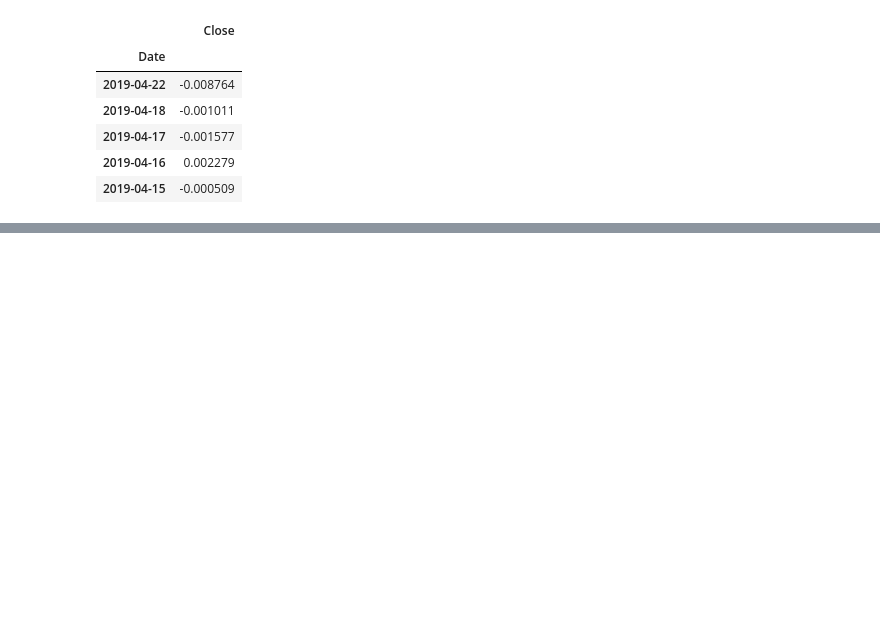
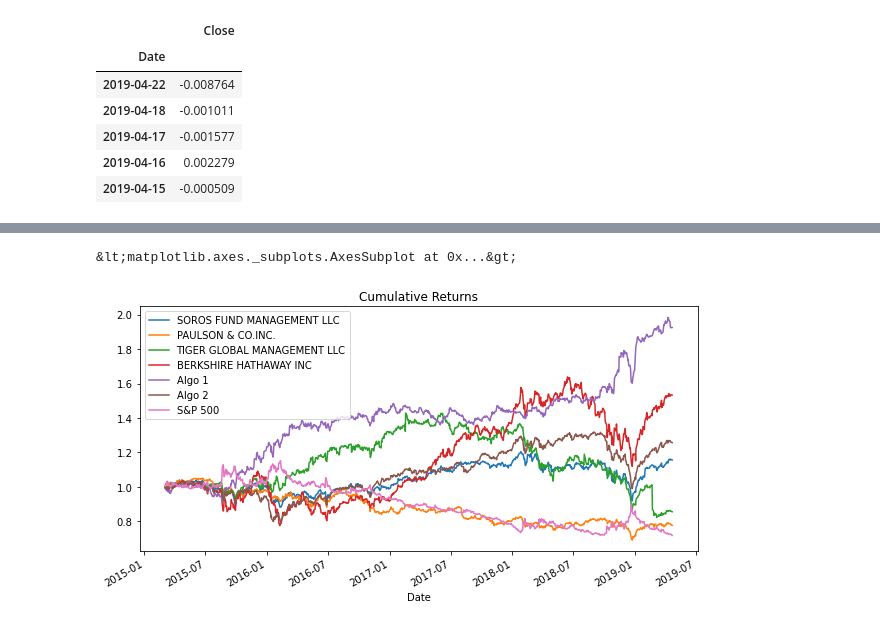
Before and after one commit to campbell8081/Unit04-PandasHW, a Jupyter notebook: whaleportfolio.ipynb, the cells around one changed output, grey strips where cells are left out. Drawn from its saved outputs; the diff is of its cells as text; code cells hidden in the pictures; blank space fills up the shorter version.

```diff
--- a/whaleportfolio.ipynb
+++ b/whaleportfolio.ipynb
@@ -160,0 +192,7 @@ daily_returns.head()
+# %%
+# Plot cumulative returns
+cumulative_returns = (1 + column_appended_data).cumprod()
+cumulative_returns.plot(figsize=(10,5), title="Cumulative Returns")
+# %% [output]
+&lt;matplotlib.axes._subplots.AxesSubplot at 0x...&gt;
+[figure, added]
```
Also changed, not shown: parts of 9 cells of this notebook.
